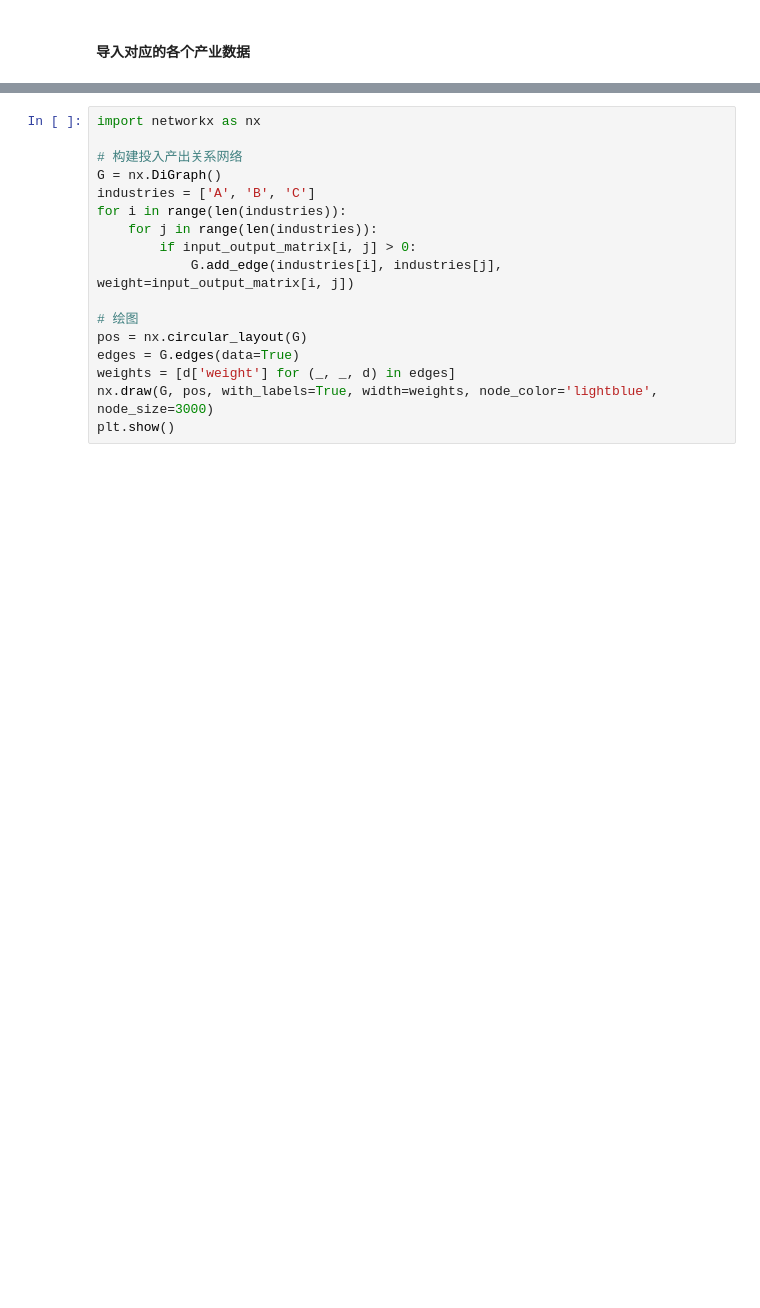
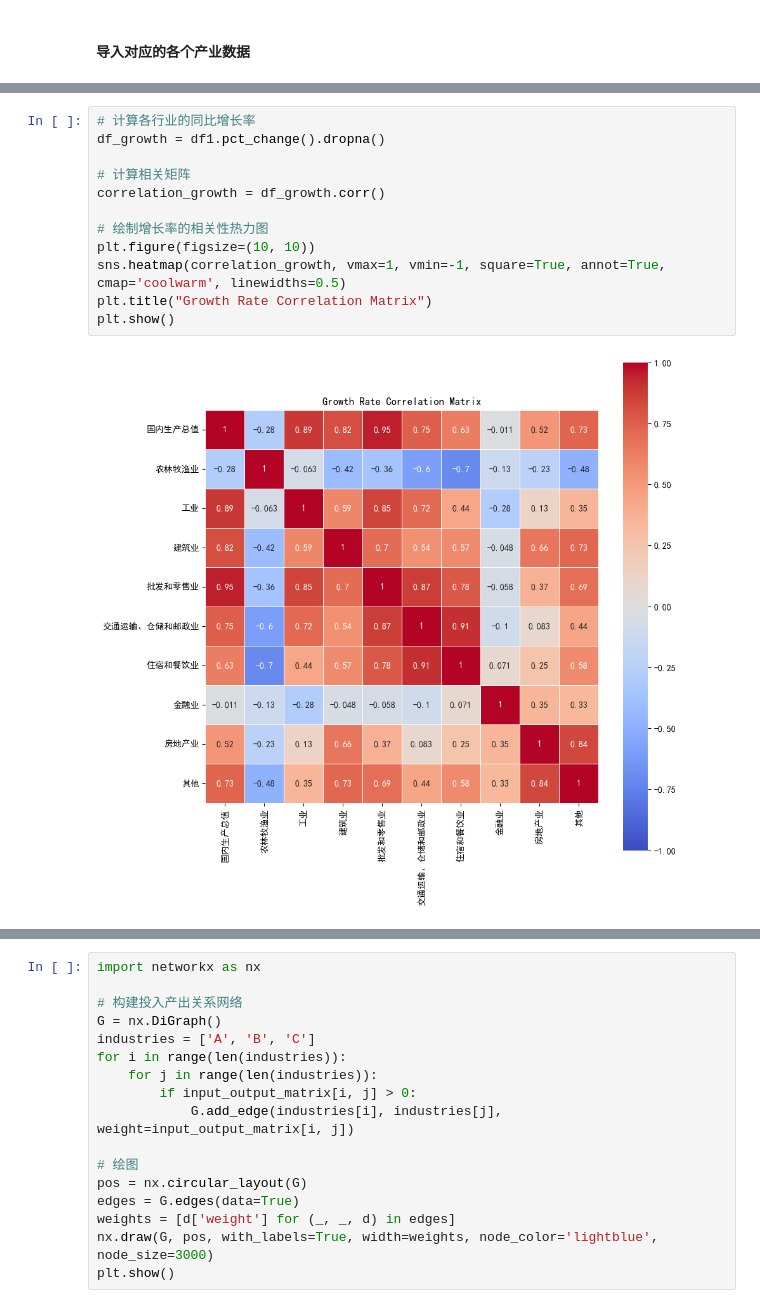
Before and after one commit to Czhongshao/2025-HSB, a Jupyter notebook: code/q1/q1.ipynb, the cells around one changed output, grey strips where cells are left out. Saved outputs shown, nothing was run; the diff lists cells and outputs as text; blank space fills up the shorter version.

```diff
--- a/code/q1/q1.ipynb
+++ b/code/q1/q1.ipynb
@@ -30 +71,15 @@ plt.show()
+# %%
+# 计算各行业的同比增长率
+df_growth = df1.pct_change().dropna()
+
+# 计算相关矩阵
+correlation_growth = df_growth.corr()
+
+# 绘制增长率的相关性热力图
+plt.figure(figsize=(10, 10))
+sns.heatmap(correlation_growth, vmax=1, vmin=-1, square=True, annot=True, cmap='coolwarm', linewidths=0.5)
+plt.title("Growth Rate Correlation Matrix")
+plt.show()
+# %% [output]
+[figure, added]
 # %%
```
Also changed, not shown: parts of 6 cells of this notebook, 2 other files.
